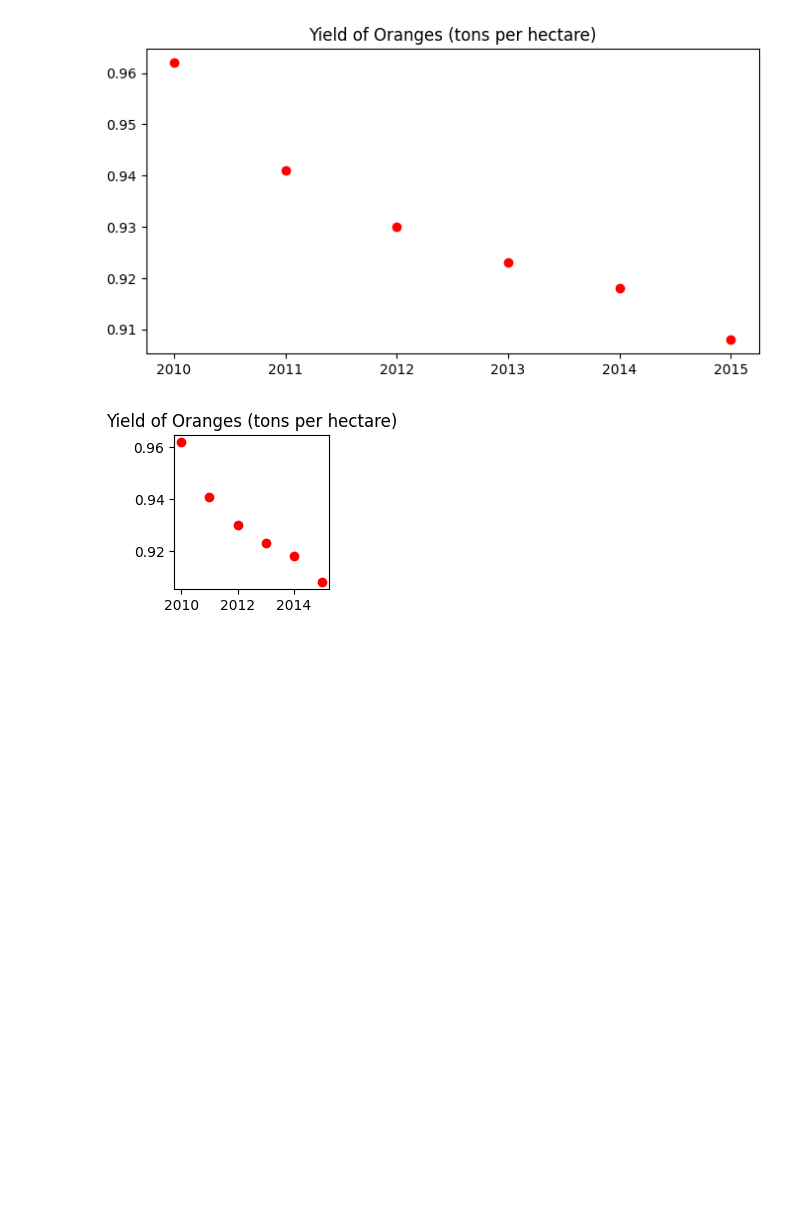
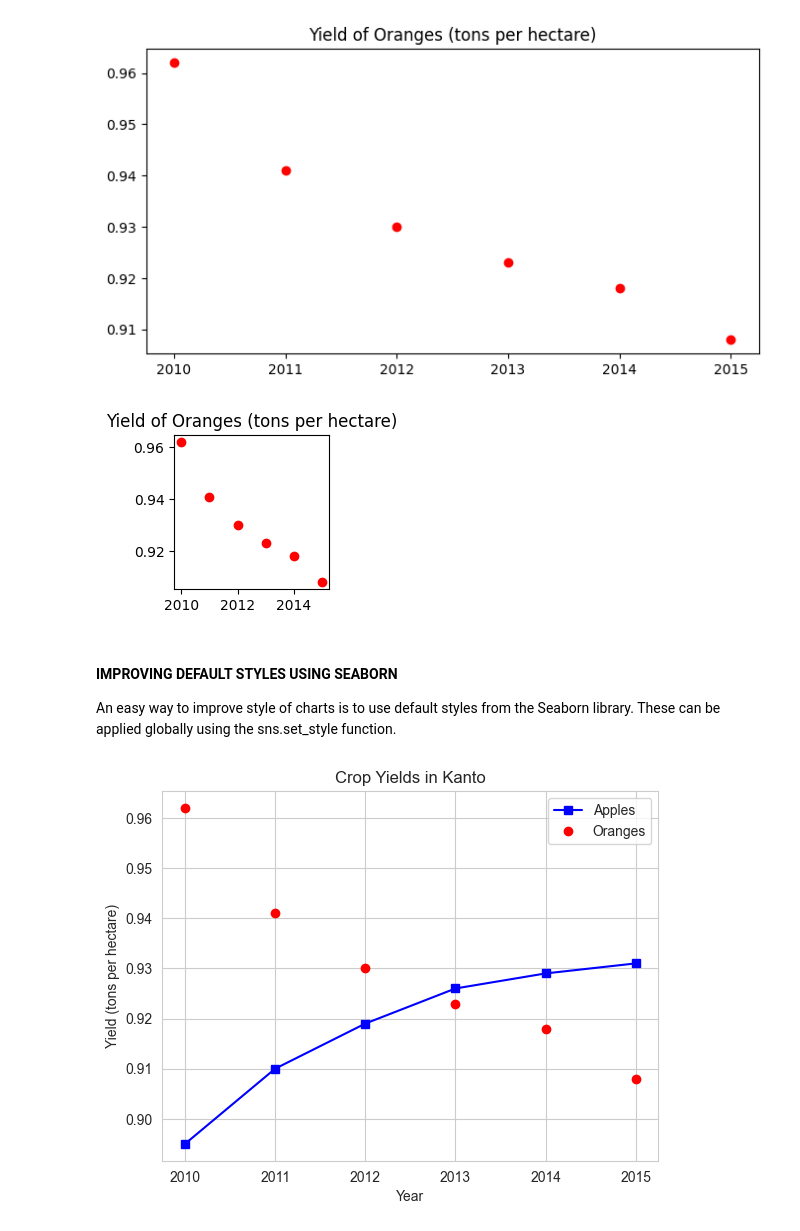
Before and after one commit to veronicasb/data_analysis, a Jupyter notebook: lesson5_visualization.ipynb, the cells around one changed output. Drawn from its saved outputs; the diff is of its cells as text; code cells hidden in the pictures; blank space fills up the shorter version.

Commit message:
Lesson 5: finished Seaborn styling section
Of "Data Analysis with Python Course" (6:11-6:16) from freeCodeCamp.org

```diff
--- a/lesson5_visualization.ipynb
+++ b/lesson5_visualization.ipynb
@@ -163,3 +163,19 @@ plt.plot(years, oranges, 'or')
 plt.title('Yield of Oranges (tons per hectare)');
 # %% [output]
 [figure]
+# %% [markdown]
+#### IMPROVING DEFAULT STYLES USING SEABORN
+An easy way to improve style of charts is to use default styles from the Seaborn library. These can be applied globally using the sns.set_style function.
+# %%
+sns.set_style('whitegrid')
+# %%
+plt.plot(years, apple_yields, 's-b')
+plt.plot(years, oranges, 'or')
+
+plt.xlabel('Year')
+plt.ylabel('Yield (tons per hectare)')
+
+plt.title('Crop Yields in Kanto')
+plt.legend(['Apples', 'Oranges']);
+# %% [output]
+[figure, added]
```
Also changed, not shown: parts of 7 cells of this notebook.
